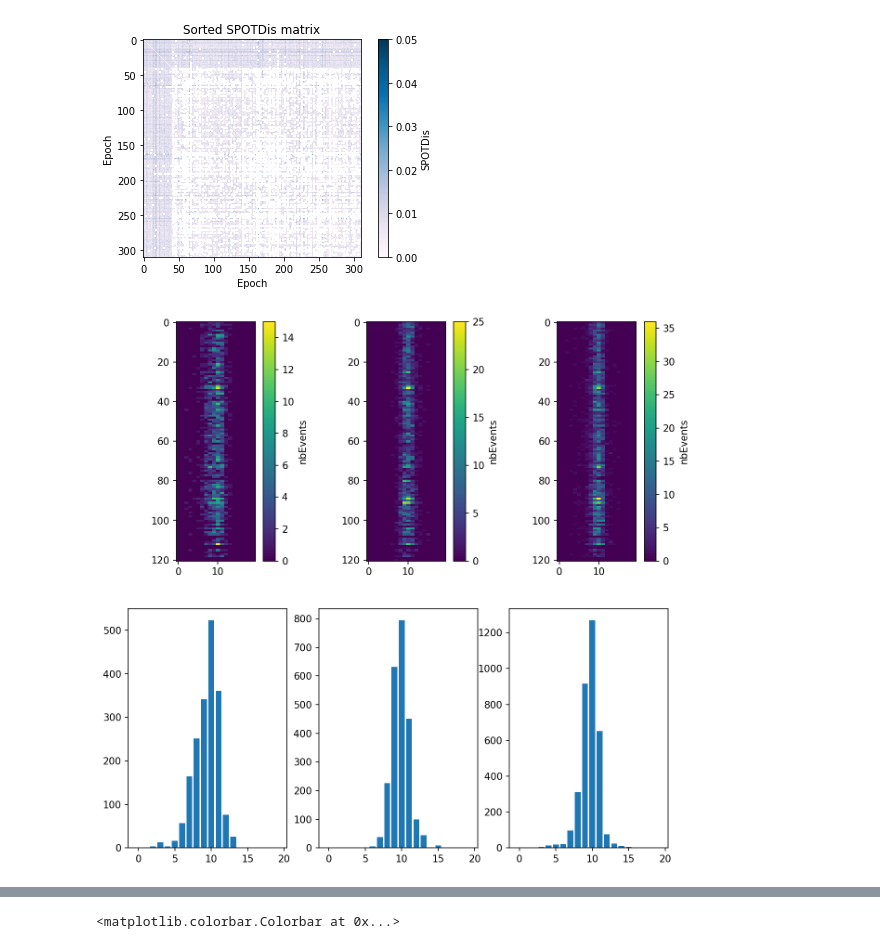
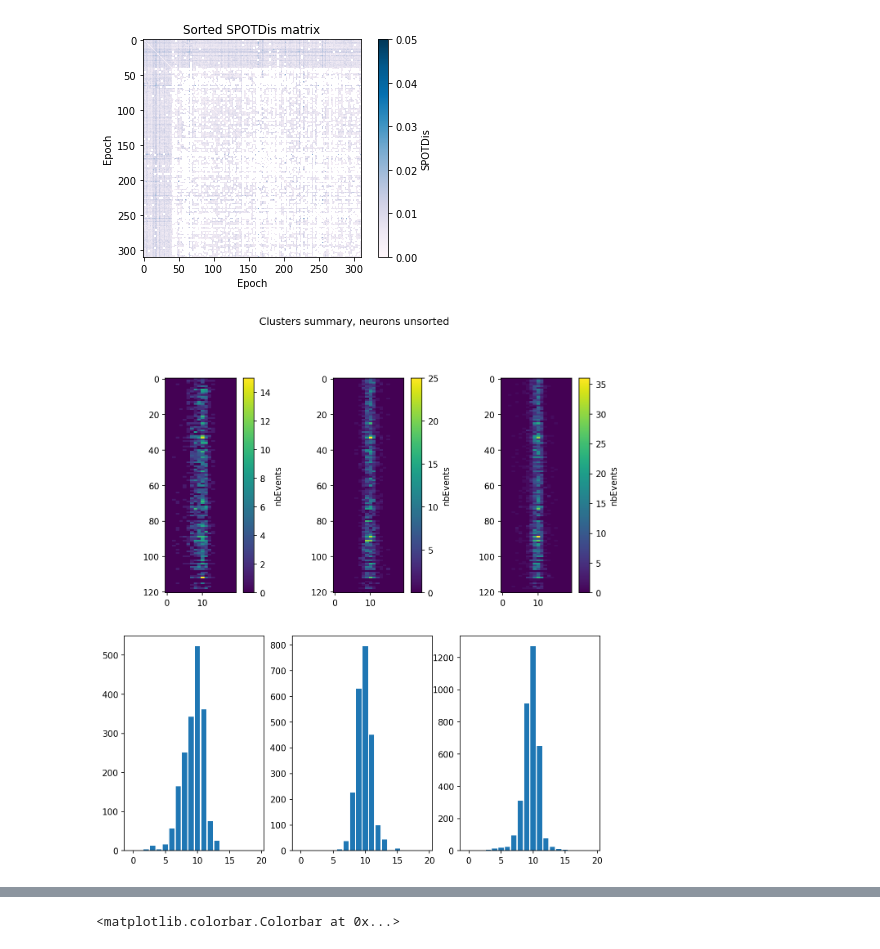
Before and after one commit to vsotskov89/SeqAn, a Jupyter notebook: Sequence_Analysis.ipynb, the cells around one changed output, grey strips where cells are left out. Drawn from its saved outputs; the diff is of its cells as text; code cells hidden in the pictures.

```diff
--- a/Sequence_Analysis.ipynb
+++ b/Sequence_Analysis.ipynb
@@ -162,9 +136,9 @@ first_cim = [np.mean(spike_times[row[0]:row[1]]) for row in ii_spike_times[0]]
 order = np.argsort(first_cim)
 # %%
 #order of centers of mass of PFs in direction 1
-order = np.argsort(pfcm[0])
+order = np.argsort(pfcm[1])
 # %%
-pfdir = 0
-dirlen = 93
+pfdir = 1
+dirlen = 96
 
 colors = ['black' if np.isnan(pf) else cm.rainbow(pf/dirlen)[:3] for pf in pfcm[pfdir]]
@@ -191,18 +145,18 @@ pfcm[pfdir]
 # %%
 #Plot raster map of epochs in a row
 interval = 0.1 #length between epoch centers on the plot
-epochs_per_raw = 25 #number of epochs per row
+eps_per_row = 25 #number of epochs per row
 
 plt.figure(figsize = (10,5), dpi = 100)
 ax = plt.subplot()
 ax.set_title('Ripple epochs raster plot')
-#ax.set_xticks(np.linspace(interval, epochs_per_raw*interval, epochs_per_raw), labels = [str(i) for i in range(epochs_per_raw)])
-ax.set_xlim(interval*0.5, interval*(epochs_per_raw + 0.5))
+ax.set_xticks(np.linspace(interval, eps_per_row*interval, eps_per_row), labels = [str(i) for i in range(eps_per_row)])
+ax.set_xlim(interval*0.5, interval*(eps_per_row + 0.5))
 ax.set_ylim(0, n_neurons)
 ax.set_xlabel('Epochs')
 ax.set_ylabel('Neurons')
 
-for i_epoch, epoch in enumerate(ii_spike_times[:epochs_per_raw]):
+for i_epoch, epoch in enumerate(ii_spike_times[:eps_per_row]):
     ax.axvline(interval*(i_epoch + 0.5), c = 'black', linewidth=0.5)
     for i_neuron, neuron in enumerate(epoch[order]):
         spikes = np.array(spike_times[neuron[0]:neuron[1]])
@@ -216,7 +170,7 @@ eps_per_row = 25 #number of epochs per row
 eps_per_col = 4  #number of epochs per column
 eps_per_fig = eps_per_row*eps_per_col
 
-pdf = PdfPages(root + 'All_epochs_sorted_by_pfcm_dir1.pdf')
+pdf = PdfPages(root + 'All_epochs_sorted_by_event_cm_dir2.pdf')
 
 for cl in clusters:
     cl_indices = np.where(cluster_labels==cl)[0]
@@ -225,7 +179,7 @@ for cl in clusters:
         fig, axes = plt.subplots(eps_per_col, 1, figsize = (8,11), dpi = 150)
         fig.suptitle('Cluster #' + str(cl))
         for a, ax in enumerate(axes):
-            #ax.set_xticks(np.linspace(interval, eps_per_row*interval, eps_per_row), labels = [str(i + a*eps_per_row + page*eps_per_fig) for i in range(epochs_per_raw)])
+            ax.set_xticks(np.linspace(interval, eps_per_row*interval, eps_per_row), labels = [str(i + a*eps_per_row + page*eps_per_fig) for i in range(eps_per_row)])
             ax.set_xlim(interval*0.5, interval*(eps_per_row + 0.5))
             ax.set_ylim(0, n_neurons)
             ax.set_xlabel('Epochs')
@@ -302,20 +233,21 @@ plt.ylabel('Epoch');
 # %%
 #show events distribution in clusters made of ripple and random epochs
 cluster_event_sums = []
 n_clust = len(clusters)
 figure, axes = plt.subplots(2,n_clust, figsize=(10, 10), dpi=150)
+figure.suptitle('Clusters summary, neurons unsorted')
 for icl, clust in enumerate(clusters):
     events2d = np.zeros((n_neurons, duration_frames))
     for nb_epoch in np.where(cluster_labels==clust)[0]:
         for i_neuron, neuron in enumerate(ii_spike_times[nb_epoch]):
             sp_indices = spike_times[neuron[0]:neuron[1]]
             for ind in sp_indices:
                 events2d[i_neuron, int(ind*fps)] += 1
     plot = axes[0, icl].imshow(events2d, aspect = 0.5)
     plt.colorbar(plot, ax=axes[0, icl]).set_label('nbEvents')
     axes[1, icl].bar(np.linspace(0,19,20), np.sum(events2d, axis = 0))
     cluster_event_sums.append(events2d)
 # %% [output]
-[figure, old version]
+[figure, new version]
 # %%
 #show events distribution in clusters made of ripple and random epochs
```
Also changed, not shown: parts of 9 cells of this notebook.
